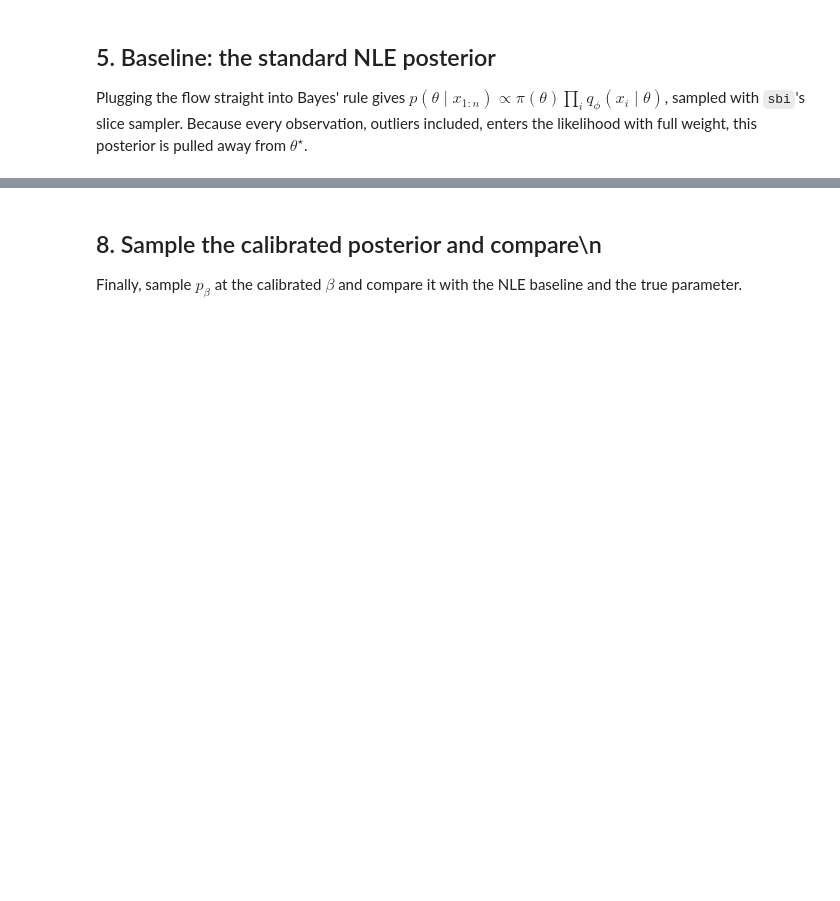
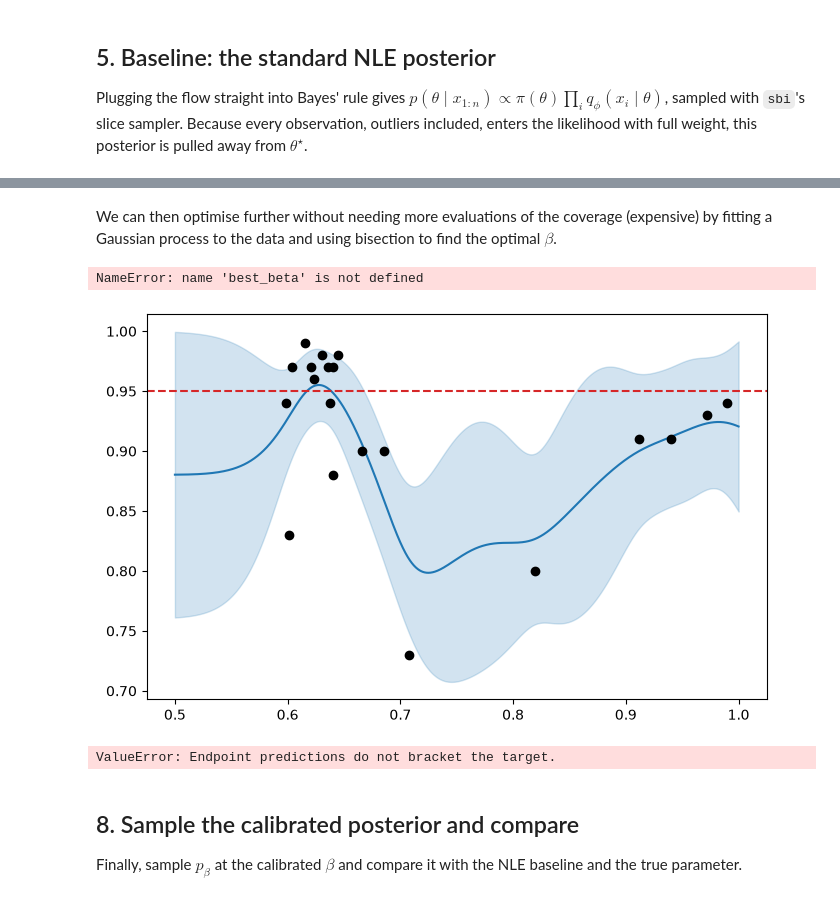
Before and after one commit to julia-sand/nsm-bayes, a Jupyter notebook: examples/gnk_general.ipynb, the cells around one changed output, grey strips where cells are left out. Saved outputs shown, nothing was run; the diff lists cells and outputs as text; code cells hidden in the pictures; blank space fills up the shorter version.

Commit message:
update the beta calibration, fix readme, and tutorials

```diff
--- a/examples/gnk_general.ipynb
+++ b/examples/gnk_general.ipynb
@@ -257,5 +203,66 @@ plt.tight_layout(); plt.show()
+# %% [markdown]
+We can then optimise further without needing more evaluations of the coverage (expensive) by fitting a Gaussian process to the data and using bisection to find the optimal $\beta$.
+# %%
+import gpytorch
+# Predict within the observed beta range.
+grid = torch.linspace(
+    0.5, 1, 2001, dtype=torch.float32
+)[:, None]
+
+with torch.no_grad(), gpytorch.settings.fast_pred_var():
+    posterior1 = model_gp(grid)  # Underlying curve, without observation noise.
+    mean = posterior1.mean
+    std = posterior1.variance.clamp_min(0).sqrt()
+
+x = grid[:, 0].numpy()
+mean = mean.numpy()
+std = std.numpy()
+# %%
+# Plot observations and the latent coverage posterior.
+fig, ax = plt.subplots(figsize=(8, 5))
+
+
+
+ax.scatter(betas, coverages, color="black", label="Observed coverage", zorder=3)
+ax.plot(x, mean, color="C0", label="GP posterior mean")
+ax.fill_between(
+    x,
+    mean - 1.96 * std,
+    mean + 1.96 * std,
+    color="C0",
+    alpha=0.2,
+    label="95% pointwise credible interval",
+)
+
+ax.axhline(0.95, color="C3", linestyle="--", label="Target coverage")
+ax.axvline(
+    best_beta,
+    color="C2",
+    linestyle=":",
+    label=f"Estimated beta = {best_beta:.4f}",
+)
+
+ax.set_xlabel(r"$\beta$")
+ax.set_ylabel("Coverage")
+ax.set_title("GP coverage calibration")
+ax.legend()
+ax.grid(alpha=0.25)
+plt.tight_layout()
+plt.show()
+# %% [output]
+NameError: name 'best_beta' is not defined
+[figure, added]
+# %%
+from nsm_bayes.inference.beta_bo_calibration import optimize_beta_bo,fit_gp
+betas, coverages = history["betas"], history["coverages"]
+
+#model_gp = fit_gp(betas,coverages)
+best_beta,predicted_coverage = optimize_beta_bo(history["betas"],history["coverages"], target_coverage=0.95, beta_min = 1e-4)
+# %% [output]
+ValueError: Endpoint predictions do not bracket the target.
 # %% [markdown]
-## 8. Sample the calibrated posterior and compare\n
+## 8. Sample the calibrated posterior and compare
+
 Finally, sample $p_\beta$ at the calibrated $\beta$ and compare it with the NLE
 baseline and the true parameter.
 # %%
```
Also changed, not shown: parts of 26 cells of this notebook, 7 other files.
